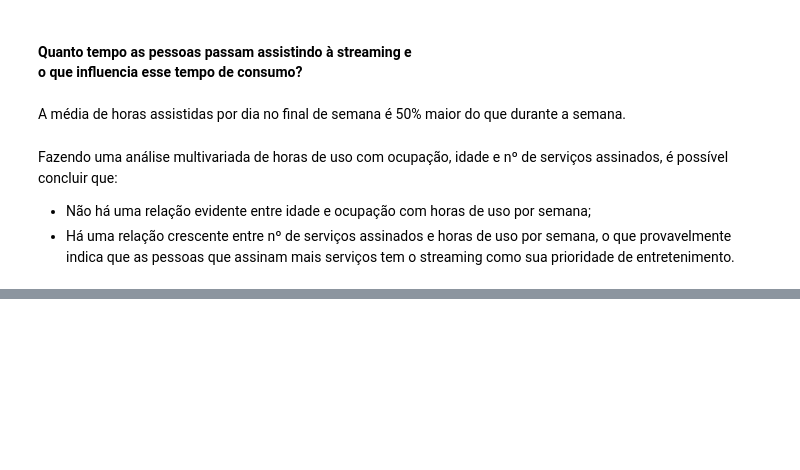
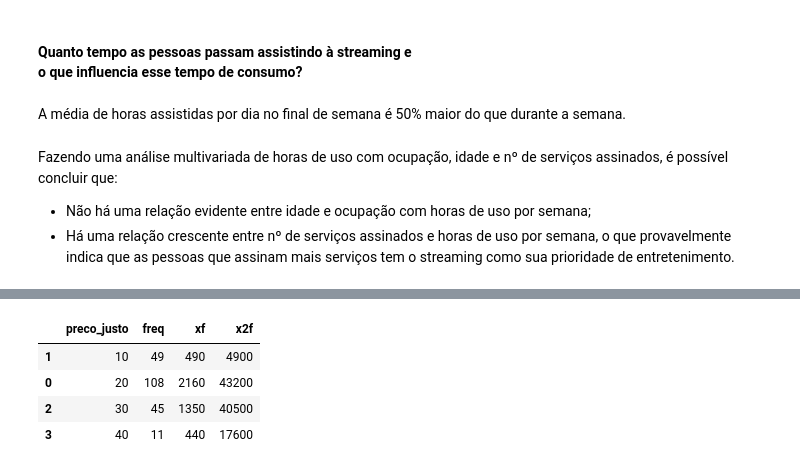
Before and after one commit to bruno-bertanha/analise-servicos-streaming, a Jupyter notebook: main.ipynb, the cells around one changed output, grey strips where cells are left out. Drawn from its saved outputs; the diff is of its cells as text; code cells hidden in the pictures; blank space fills up the shorter version.

```diff
--- a/main.ipynb
+++ b/main.ipynb
@@ -553,0 +562,3 @@ Fazendo uma análise multivariada de horas de uso com ocupação, idade e nº de
+# %%
+freq_preco_justo = pd.DataFrame(df.preco_justo.value_counts())
+freq_preco_justo
@@ -553,0 +571,10 @@ Fazendo uma análise multivariada de horas de uso com ocupação, idade e nº de
+# %%
+chaves = [20, 10, 30, 40] # valores médios para cada faixa
+freq_preco_justo.index = chaves # substitui os índices da tabela
+freq_preco_justo.reset_index(inplace=True) # cria uma coluna com os índices
+freq_preco_justo.rename(columns={
+    "preco_justo": "freq",
+    "index": "preco_justo"
+}, inplace=True) # renomeia as colunas
+freq_preco_justo.sort_values("preco_justo", inplace=True) # ordena os valores de acordo com a faixa de preço
+freq_preco_justo # mostra a tabela
@@ -553,0 +587,10 @@ Fazendo uma análise multivariada de horas de uso com ocupação, idade e nº de
+# %%
+freq_preco_justo["xf"] = freq_preco_justo.preco_justo * freq_preco_justo.freq
+freq_preco_justo["x2f"] = freq_preco_justo.preco_justo**2 * freq_preco_justo.freq
+freq_preco_justo
+# %% [output]
+|  | preco_justo | freq | xf | x2f |
+| 1 | 10 | 49 | 490 | 4900 |
+| 0 | 20 | 108 | 2160 | 43200 |
+| 2 | 30 | 45 | 1350 | 40500 |
+| 3 | 40 | 11 | 440 | 17600 |
```
Also changed, not shown: parts of 13 cells of this notebook, 3 other files.
